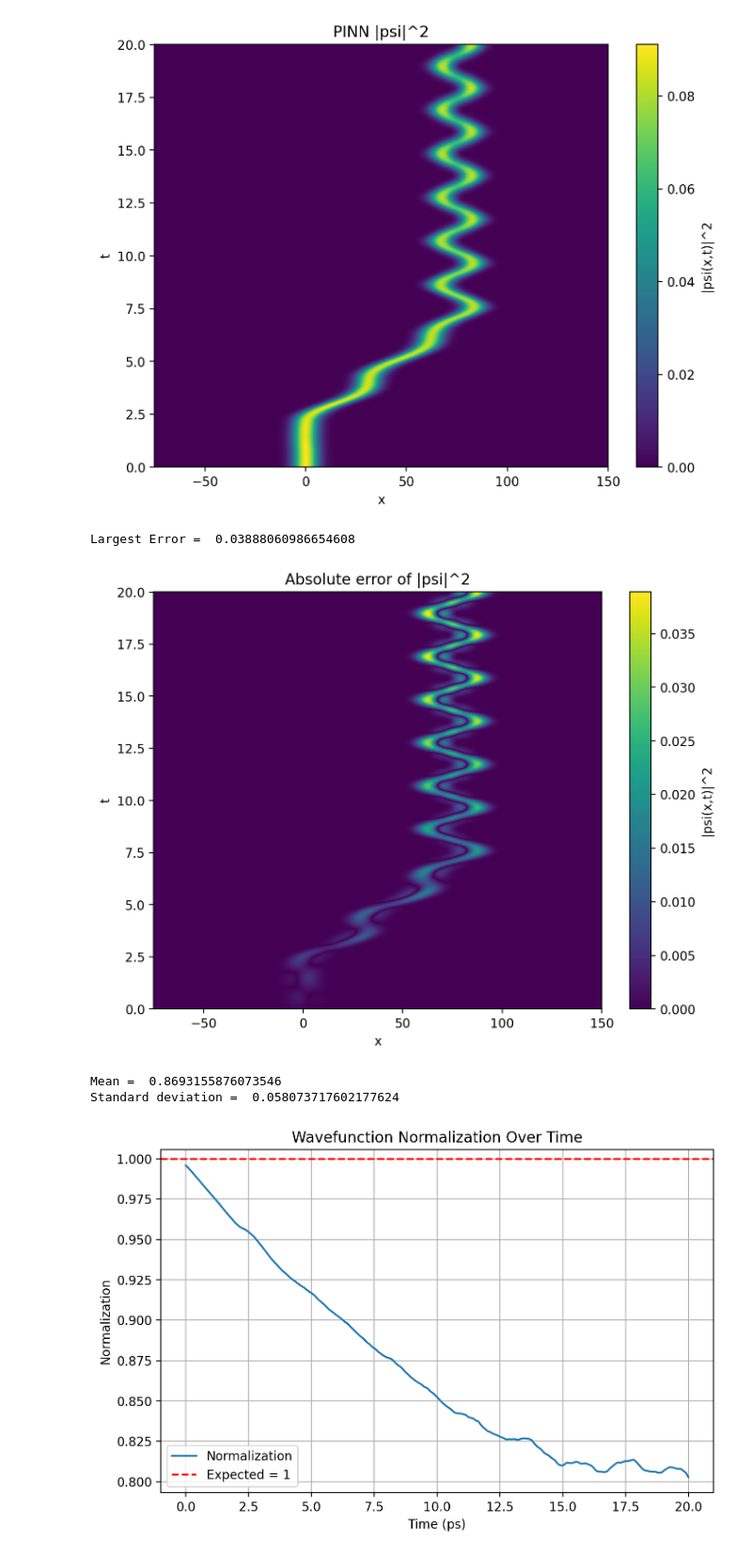
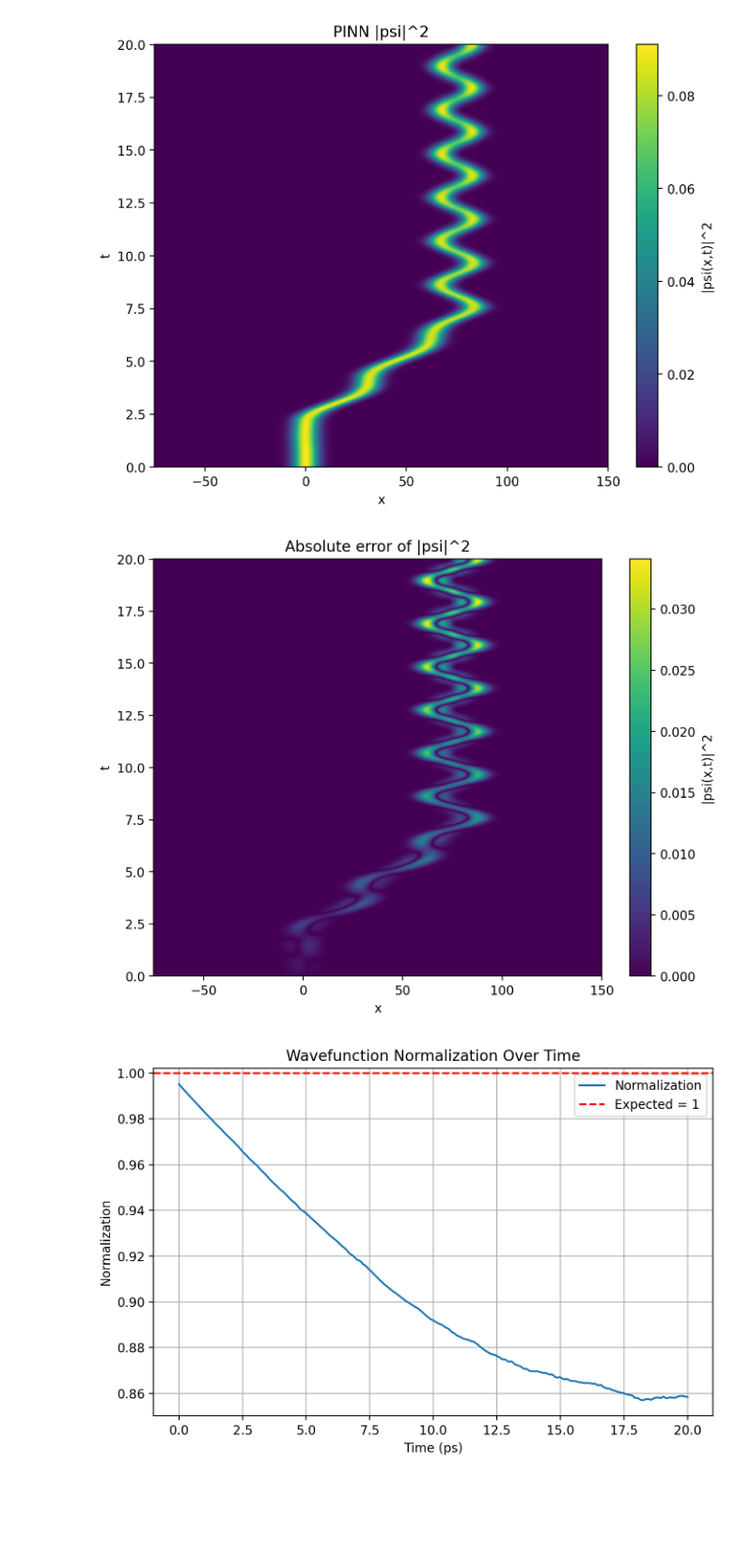
Before and after one commit to thash-jkr/Schrodinger-PINN, a Jupyter notebook: src/testers/model_tester.ipynb, the cells around one changed output. Shown: that part at 94% size. Drawn from its saved outputs; the diff is of its cells as text; code cells hidden in the pictures; blank space fills up the shorter version.

```diff
--- a/src/testers/model_tester.ipynb
+++ b/src/testers/model_tester.ipynb
@@ -59,8 +60,8 @@ class PINN(nn.Module):
         self.output_layer = nn.Linear(layers[-2], layers[-1])
 
         self.n_collocation = 5000
-        self.n_initial = 500
-        self.n_boundary = 500
+        self.n_initial = 2000
+        self.n_boundary = 1000
 
         self.t_min = t_min
         self.t_max = t_max
@@ -231,6 +232,18 @@ plt.tight_layout()
 plt.show()
 # %% [output]
 [figure]
+# %%
+def view_metrics(arr):
+    mean = np.mean(arr)
+    std = np.std(arr)
+    mn = np.min(arr)
+    mx = np.max(arr)
+
+    fig = go.Figure(data=[go.Table(header=dict(values=['Mean', 'Standard Deviation', 'Min', 'Max']),
+                 cells=dict(values=[[f"{mean:.5f}"], [f"{std:.5f}"], [f"{mn:.5f}"], [f"{mx:.5f}"]]))
+                     ])
+    fig.update_layout(width=500, height=300)
+    fig.show()
 # %%
 Nx = 5000
 Nt = 5000
@@ -285,7 +300,7 @@ psi_sq_analytical = analytical_weights["psi_sq_analytical"]
 # %%
 plt.figure(figsize=(8, 6), dpi=200)
 psi_sq_diff = np.abs(psi_sq - psi_sq_analytical)
-print("Largest Error = ", max(map(max, psi_sq_diff)))
+view_metrics(list(map(max, psi_sq_diff)))
 
 plt.pcolormesh(x_values, t_values, psi_sq_diff.transpose(), shading="auto")
 plt.colorbar(label='|psi(x,t)|^2')
@@ -294,34 +309,30 @@ plt.ylabel('t')
 plt.title('Absolute error of |psi|^2')
 plt.show()
 # %% [output]
-Largest Error =  0.03888060986654608
-[figure, old version]
+[figure, new version]
 # %%
 from scipy.integrate import simpson
 
 norms = []
 
 for i in range(5000):
     psi_sq_i = psi_real_pinn[:, i] ** 2 + psi_img_pinn[:, i] ** 2
     normalization = simpson(psi_sq_i, x=x_values)
     norms.append(normalization)
 
-print("Mean = ", np.mean(np.array(norms)))
-print("Standard deviation = ", np.std(np.array(norms)))
+view_metrics(np.array(norms))
 
 plt.figure(figsize=(8,5), dpi=200)
 plt.plot(t_values, norms, '-', label='Normalization')
 plt.axhline(1.0, color='red', linestyle='--', label='Expected = 1')
 plt.xlabel('Time (ps)')
 plt.ylabel('Normalization')
 plt.title('Wavefunction Normalization Over Time')
 plt.legend()
 plt.grid(True)
 plt.show()
 # %% [output]
-Mean =  0.8693155876073546
-Standard deviation =  0.058073717602177624
-[figure, old version]
+[figure, new version]
 # %%
 from scipy import special
 
```
Also changed, not shown: parts of 8 cells of this notebook, 6 other files.
